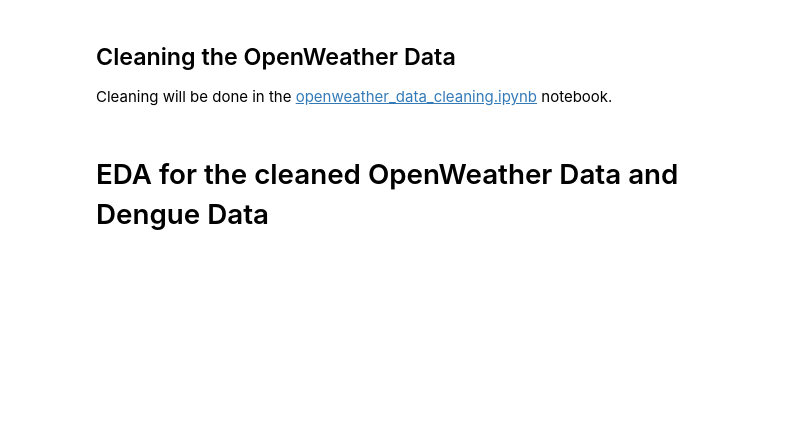
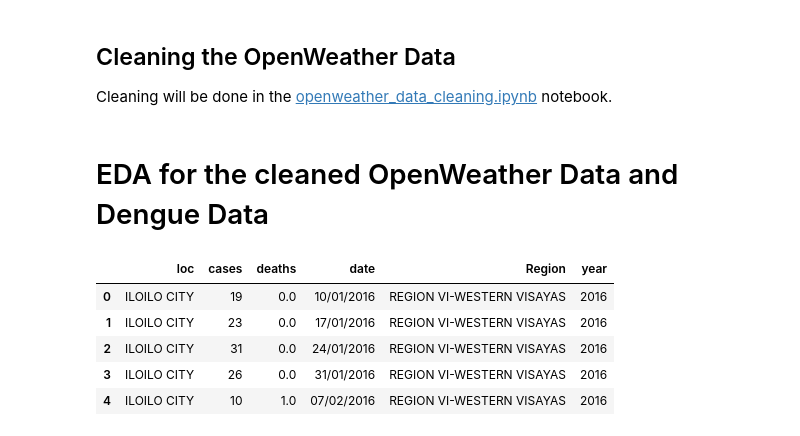
Before and after one commit to Iloilo-Dengue-Watch/Iloilo-Dengue-Watch, a Jupyter notebook: eda_notebook.ipynb, the cells around one changed output. Saved outputs shown, nothing was run; the diff lists cells and outputs as text; code cells hidden in the pictures; blank space fills up the shorter version.

```diff
--- a/eda_notebook.ipynb
+++ b/eda_notebook.ipynb
@@ -170,3 +170,13 @@ import pandas as pd
 import numpy as np
 import matplotlib.pyplot as plt
 import seaborn as sns
+# %%
+df_dengue = pd.read_csv('data/dengue/hdx/doh-epi-dengue-cases-iloilo.csv')
+df_dengue.head()
+# %% [output]
+|  | loc | cases | deaths | date | Region | year |
+| 0 | ILOILO CITY | 19 | 0.0 | 10/01/2016 | REGION VI-WESTERN VISAYAS | 2016 |
+| 1 | ILOILO CITY | 23 | 0.0 | 17/01/2016 | REGION VI-WESTERN VISAYAS | 2016 |
+| 2 | ILOILO CITY | 31 | 0.0 | 24/01/2016 | REGION VI-WESTERN VISAYAS | 2016 |
+| 3 | ILOILO CITY | 26 | 0.0 | 31/01/2016 | REGION VI-WESTERN VISAYAS | 2016 |
+| 4 | ILOILO CITY | 10 | 1.0 | 07/02/2016 | REGION VI-WESTERN VISAYAS | 2016 |
```
Also changed, not shown: parts of 4 cells of this notebook, 6 other files.
